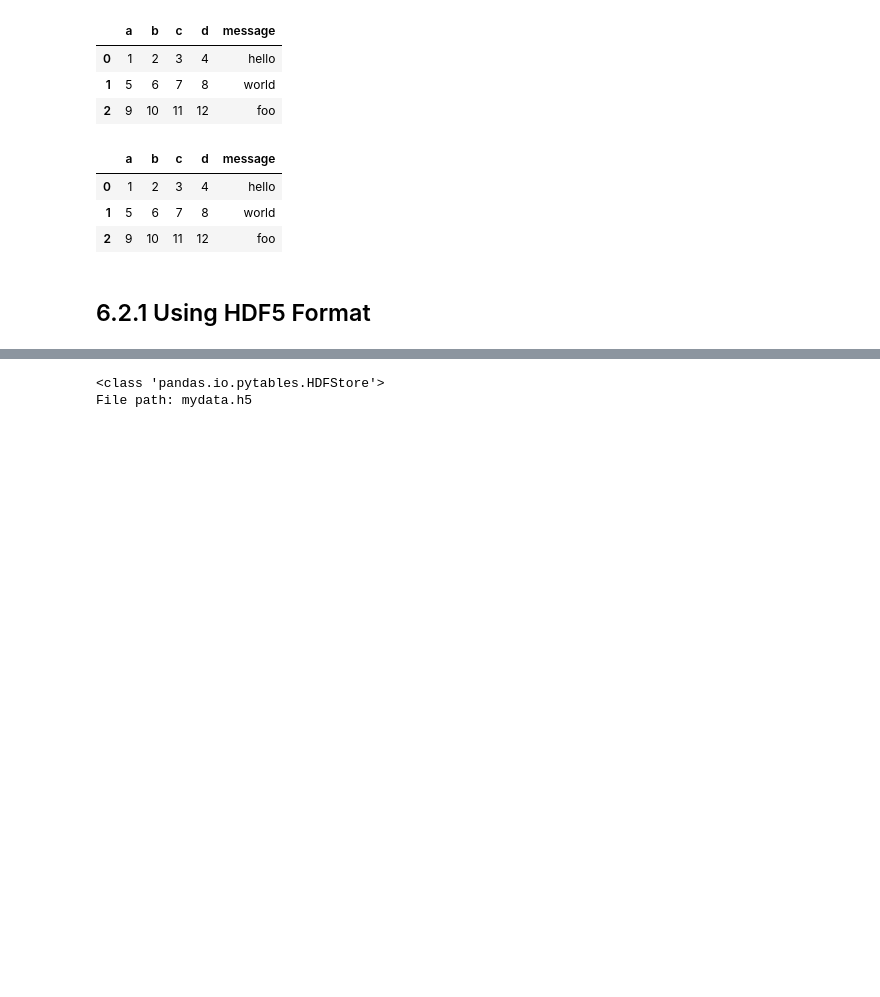
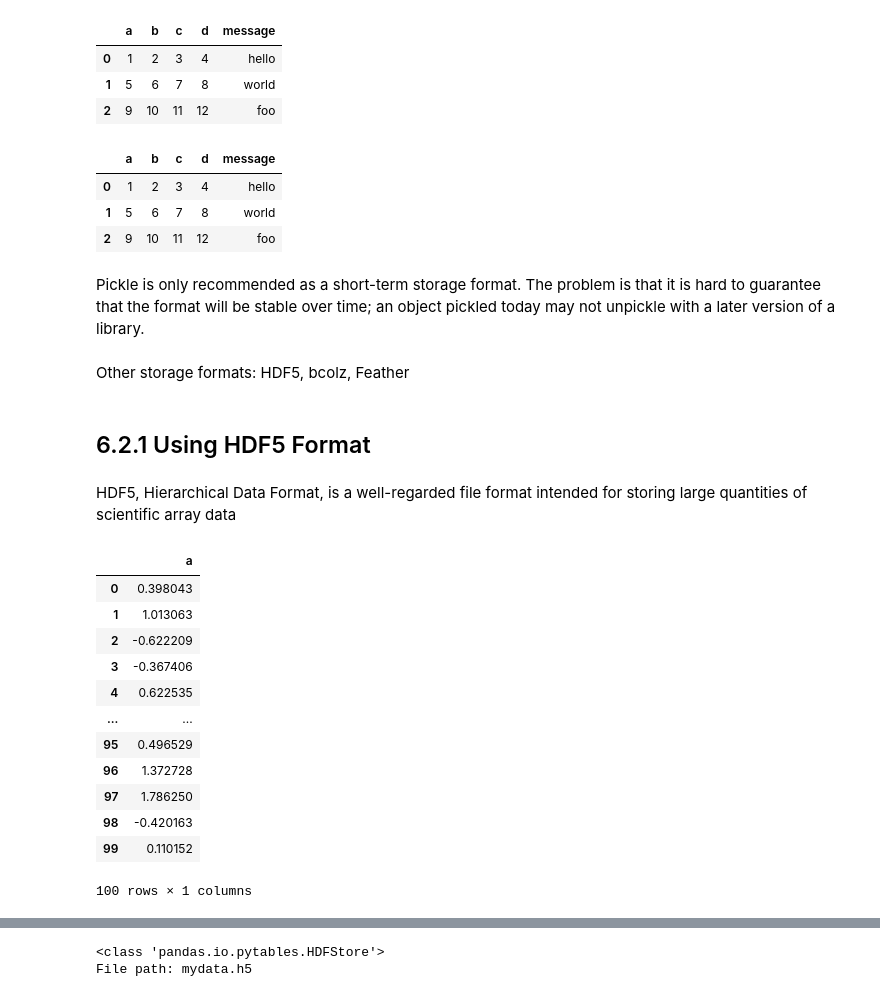
Before and after one commit to BoyuanLi-Steven/Python-For-Data-Analysis-2nd, a Jupyter notebook: Chapter 6. Data Loading, Storage, and File Formats.ipynb, the cells around one changed output, grey strips where cells are left out. Cells and saved outputs as stored; diff of their text form; code cells hidden in the pictures; blank space fills up the shorter version.

```diff
--- a/Chapter 6. Data Loading, Storage, and File Formats.ipynb
+++ b/Chapter 6. Data Loading, Storage, and File Formats.ipynb
@@ -511,7 +552,28 @@ pd.read_pickle('/Users/boyuan/Desktop/OneDrive - Duke University/Data Science Bo
 | 0 | 1 | 2 | 3 | 4 | hello |
 | 1 | 5 | 6 | 7 | 8 | world |
 | 2 | 9 | 10 | 11 | 12 | foo |
+# %% [markdown]
+Pickle is only recommended as a short-term storage format. The problem is that it is hard to guarantee that the format will be stable over time; an object pickled today may not unpickle with a later version of a library.
+# %% [markdown]
+Other storage formats: HDF5, bcolz, Feather
 # %% [markdown]
 ## 6.2.1 Using HDF5 Format
+# %% [markdown]
+HDF5, Hierarchical Data Format, is a well-regarded file format intended for storing large quantities of scientific array data
 # %%
 frame = pd.DataFrame({'a': np.random.randn(100)})
+frame
+# %% [output]
+|  | a |
+| 0 | 0.398043 |
+| 1 | 1.013063 |
+| 2 | -0.622209 |
+| 3 | -0.367406 |
+| 4 | 0.622535 |
+| ... | ... |
+| 95 | 0.496529 |
+| 96 | 1.372728 |
+| 97 | 1.786250 |
+| 98 | -0.420163 |
+| 99 | 0.110152 |
+100 rows × 1 columns
```
Also changed, not shown: parts of 71 cells of this notebook.
